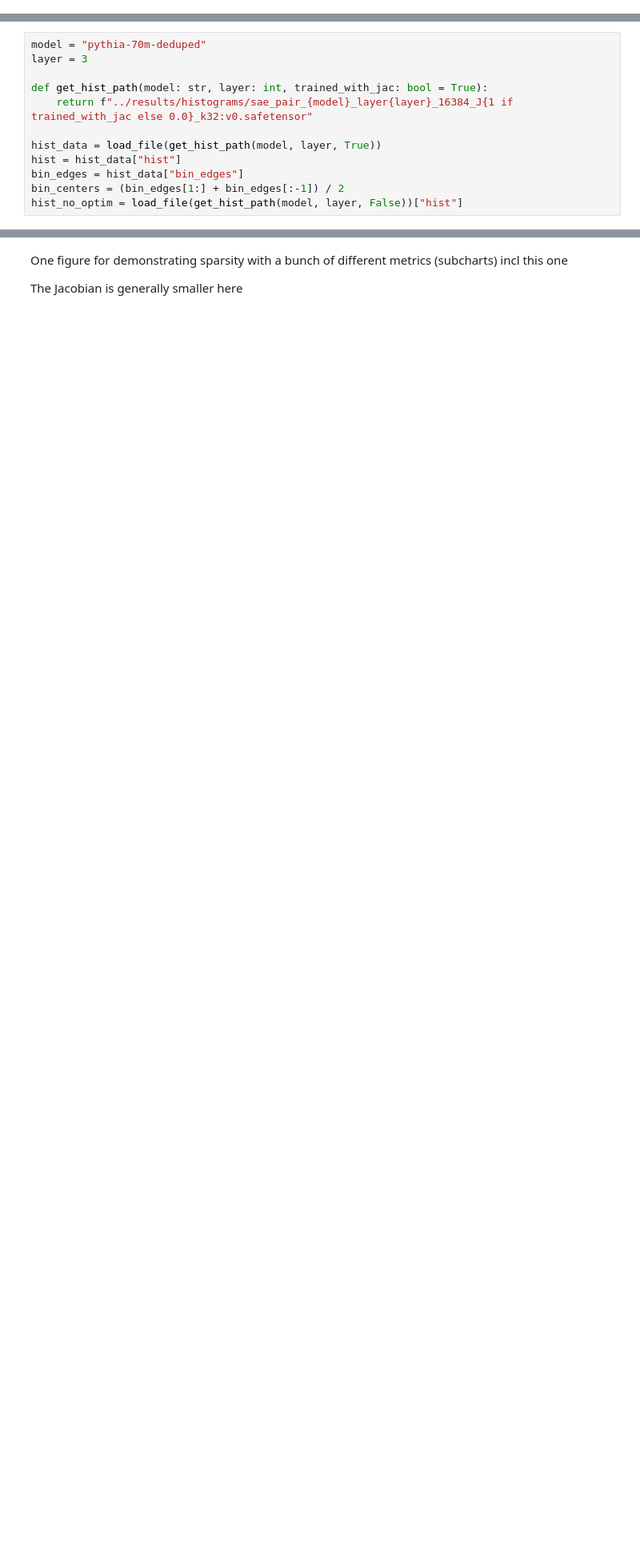
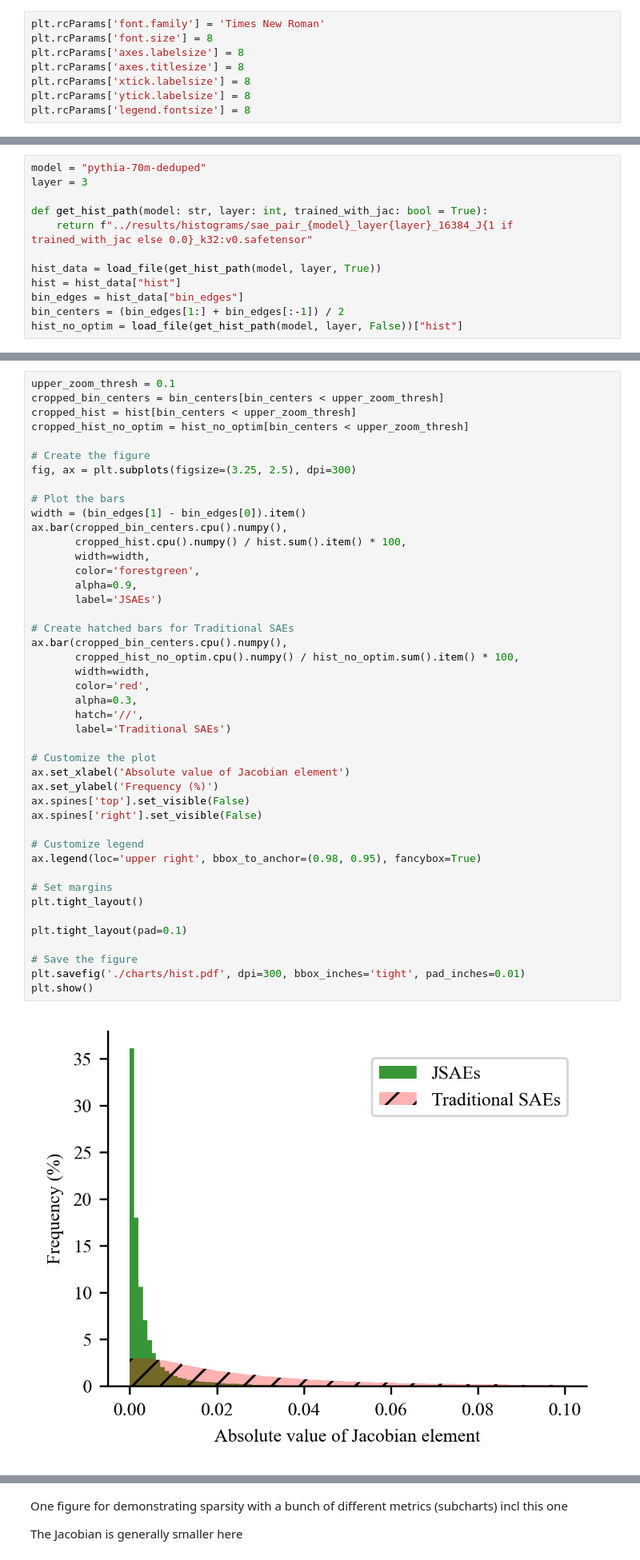
Before and after one commit to jugard99/jacobian-saes, a Jupyter notebook: notebooks/final_charts.ipynb, the cells around one changed output, grey strips where cells are left out. Shown at 80% size. Drawn from its saved outputs; the diff is of its cells as text; blank space fills up the shorter version.

Commit message:
Rewrote final charts in matplotlib

```diff
--- a/notebooks/final_charts.ipynb
+++ b/notebooks/final_charts.ipynb
@@ -13,6 +12,14 @@ import wandb
 import warnings
 sys.path.append("../")
 from jacobian_saes.utils import load_pretrained, run_sandwich
+# %%
+plt.rcParams['font.family'] = 'Times New Roman'
+plt.rcParams['font.size'] = 8
+plt.rcParams['axes.labelsize'] = 8
+plt.rcParams['axes.titlesize'] = 8
+plt.rcParams['xtick.labelsize'] = 8
+plt.rcParams['ytick.labelsize'] = 8
+plt.rcParams['legend.fontsize'] = 8
 # %% [markdown]
 ## Histograms
 Run `runners/histogram.py` first to get the data
@@ -94,0 +40,46 @@ fig.show()
+# %%
+upper_zoom_thresh = 0.1
+cropped_bin_centers = bin_centers[bin_centers < upper_zoom_thresh]
+cropped_hist = hist[bin_centers < upper_zoom_thresh]
+cropped_hist_no_optim = hist_no_optim[bin_centers < upper_zoom_thresh]
+
+# Create the figure
+fig, ax = plt.subplots(figsize=(3.25, 2.5), dpi=300)
+
+# Plot the bars
+width = (bin_edges[1] - bin_edges[0]).item()
+ax.bar(cropped_bin_centers.cpu().numpy(),
+       cropped_hist.cpu().numpy() / hist.sum().item() * 100,
+       width=width,
+       color='forestgreen',
+       alpha=0.9,
+       label='JSAEs')
+
+# Create hatched bars for Traditional SAEs
+ax.bar(cropped_bin_centers.cpu().numpy(),
+       cropped_hist_no_optim.cpu().numpy() / hist_no_optim.sum().item() * 100,
+       width=width,
+       color='red',
+       alpha=0.3,
+       hatch='//',
+       label='Traditional SAEs')
+
+# Customize the plot
+ax.set_xlabel('Absolute value of Jacobian element')
+ax.set_ylabel('Frequency (%)')
+ax.spines['top'].set_visible(False)
+ax.spines['right'].set_visible(False)
+
+# Customize legend
+ax.legend(loc='upper right', bbox_to_anchor=(0.98, 0.95), fancybox=True)
+
+# Set margins
+plt.tight_layout()
+
+plt.tight_layout(pad=0.1)
+
+# Save the figure
+plt.savefig('./charts/hist.pdf', dpi=300, bbox_inches='tight', pad_inches=0.01)
+plt.show()
+# %% [output]
+[figure, added]
```
Also changed, not shown: parts of 8 cells of this notebook, 14 other files.
